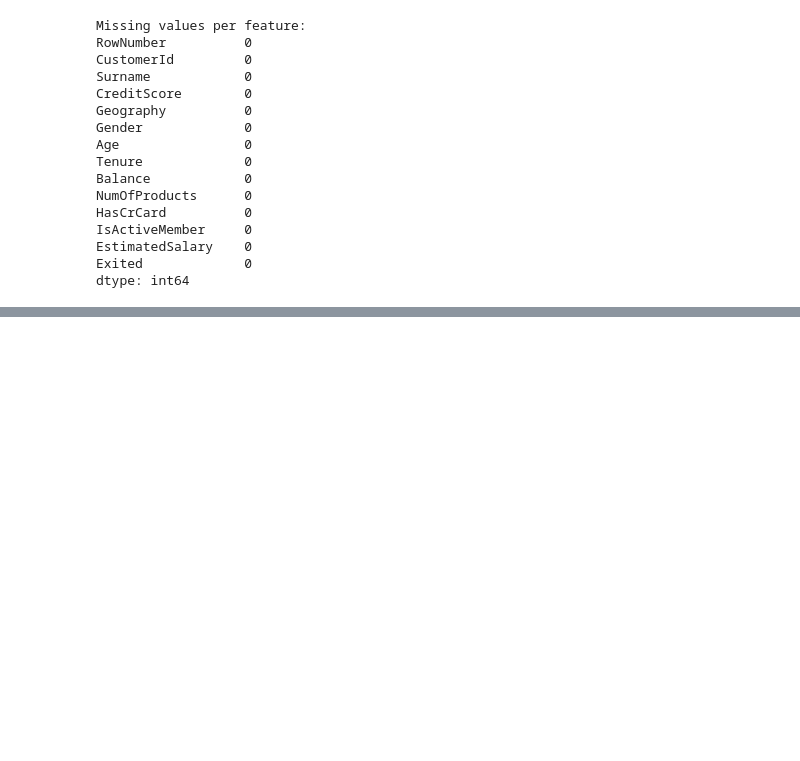
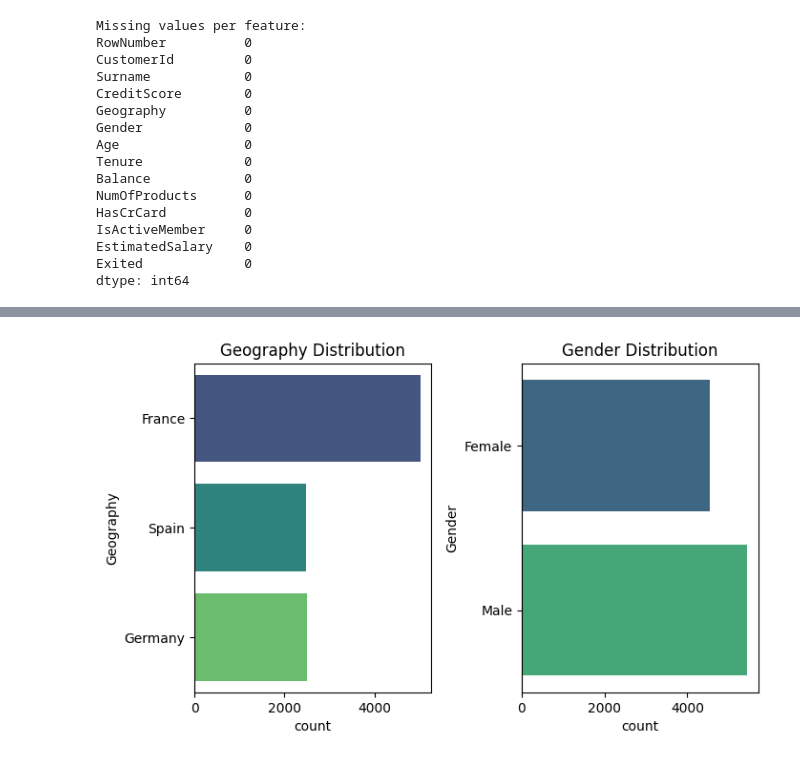
Before and after one commit to ai-azz/customer-churn-classification, a Jupyter notebook: customer churn-binary classification.ipynb, the cells around one changed output, grey strips where cells are left out. Saved outputs shown, nothing was run; the diff lists cells and outputs as text; code cells hidden in the pictures; blank space fills up the shorter version.

```diff
--- a/customer churn-binary classification.ipynb
+++ b/customer churn-binary classification.ipynb
@@ -179,0 +201,11 @@ data.head()
+# %%
+# distribution of categorical features
+plt.figure(figsize=(14, 8))
+for i, column in enumerate(cat_features.columns, 1):
+  plt.subplot(2, 4, i)
+  sns.countplot(y=data[column], hue=data[column], palette='viridis', legend=False)
+  plt.title(f'{column} Distribution')
+plt.tight_layout()
+plt.show()
+# %% [output]
+[figure, added]
```
Also changed, not shown: parts of 9 cells of this notebook.
